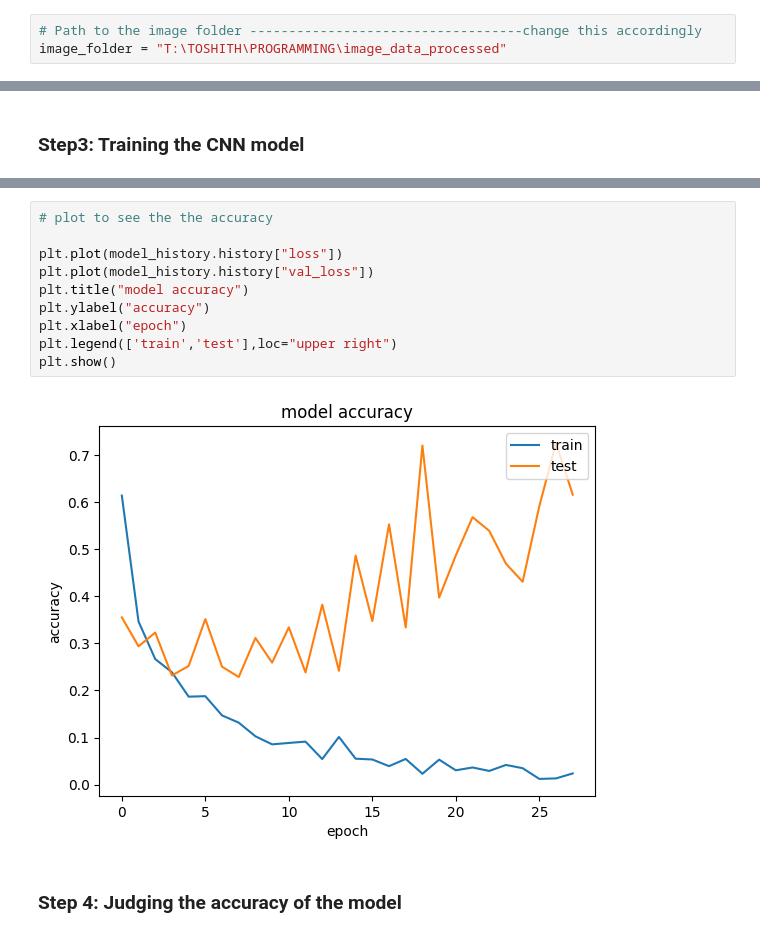
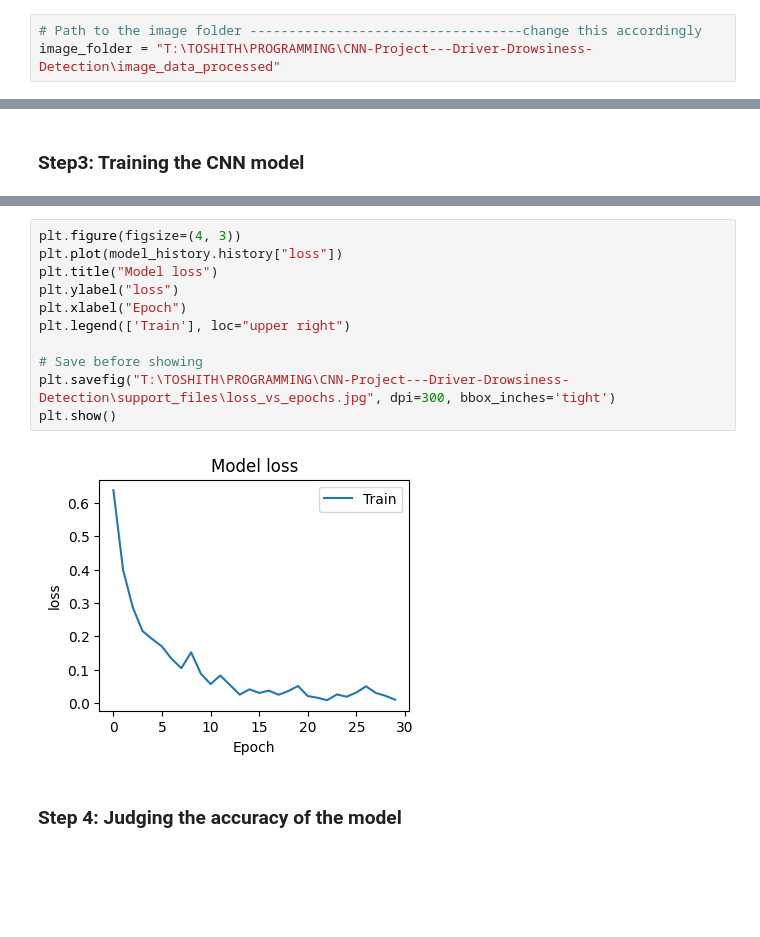
Before and after one commit to Toushi8sushi/CNN-Project---Driver-Drowsiness-Detection, a Jupyter notebook: driver_drowsiness_CNN.ipynb, the cells around one changed output, grey strips where cells are left out. Cells and saved outputs as stored; diff of their text form; blank space fills up the shorter version.

```diff
--- a/driver_drowsiness_CNN.ipynb
+++ b/driver_drowsiness_CNN.ipynb
@@ -13,7 +13,7 @@ from PIL import Image
 ### Step 1 : Getting and Splitting the data
 # %%
 # Path to the image folder -----------------------------------change this accordingly
-image_folder = "T:\TOSHITH\PROGRAMMING\image_data_processed"
+image_folder = "T:\TOSHITH\PROGRAMMING\CNN-Project---Driver-Drowsiness-Detection\image_data_processed"
 # %%
 #loading the data into numpy array
 image_list = []
@@ -234,15 +236,16 @@ plt.show()
 # %%
-# plot to see the the accuracy
+plt.figure(figsize=(4, 3))
+plt.plot(model_history.history["loss"])
+plt.title("Model loss")
+plt.ylabel("loss")
+plt.xlabel("Epoch")
+plt.legend(['Train'], loc="upper right")
 
-plt.plot(model_history.history["loss"])
-plt.plot(model_history.history["val_loss"])
-plt.title("model accuracy")
-plt.ylabel("accuracy")
-plt.xlabel("epoch")
-plt.legend(['train','test'],loc="upper right")
+# Save before showing
+plt.savefig("T:\TOSHITH\PROGRAMMING\CNN-Project---Driver-Drowsiness-Detection\support_files\loss_vs_epochs.jpg", dpi=300, bbox_inches='tight')
 plt.show()
 # %% [output]
-[figure, old version]
+[figure, new version]
 # %% [markdown]
 ### Step 4: Judging the accuracy of the model
 # %%
```
Also changed, not shown: parts of 6 cells of this notebook, 2 other files.
